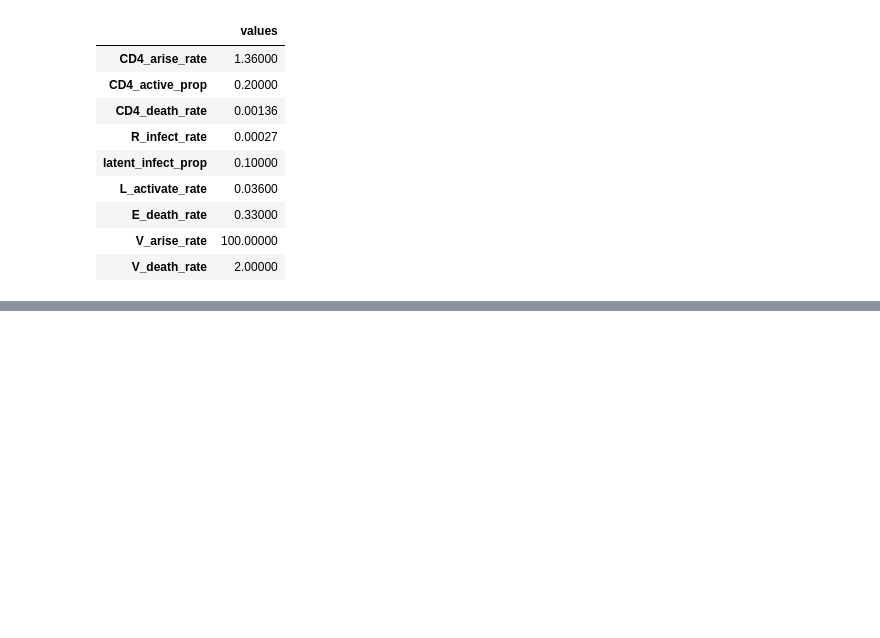
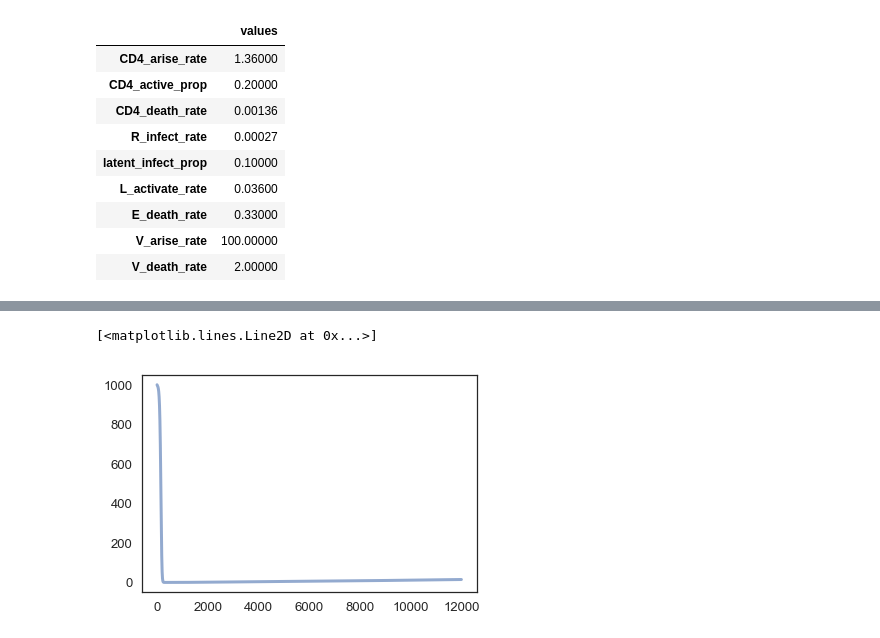
Before and after one commit to AustinVes/ModSim-HIVmodel, a Jupyter notebook: hiv_model.ipynb, the cells around one changed output, grey strips where cells are left out. Drawn from its saved outputs; the diff is of its cells as text; code cells hidden in the pictures; blank space fills up the shorter version.

```diff
--- a/hiv_model.ipynb
+++ b/hiv_model.ipynb
@@ -117,0 +124,5 @@ results = run_simulation(system, init_state, 10)
+# %%
+plot(results['R'])
+# %% [output]
+[<matplotlib.lines.Line2D at 0x...>]
+[figure, added]
```
Also changed, not shown: parts of 6 cells of this notebook.
